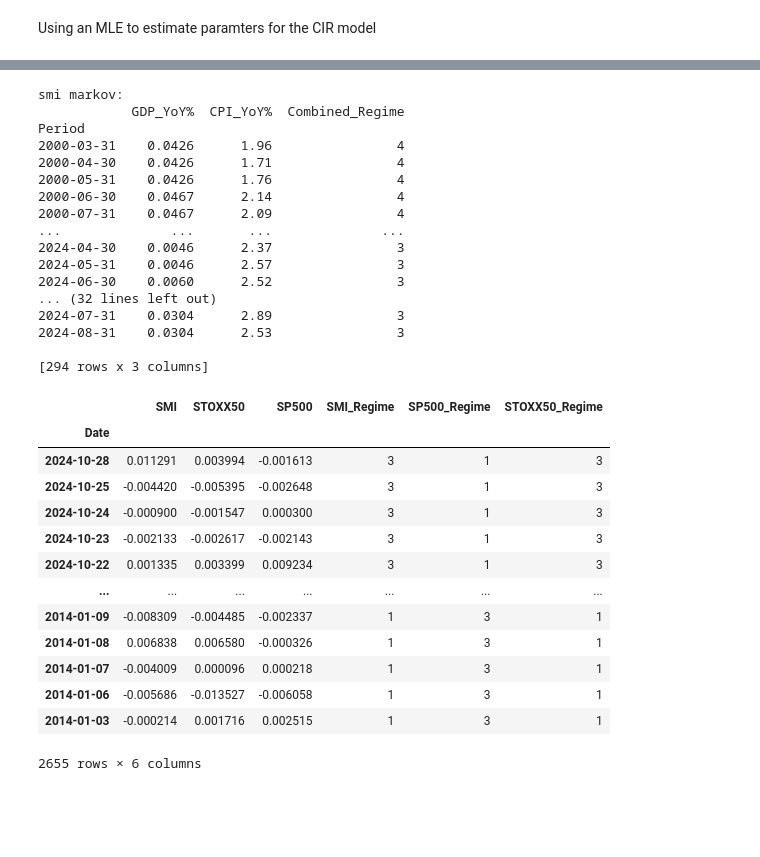
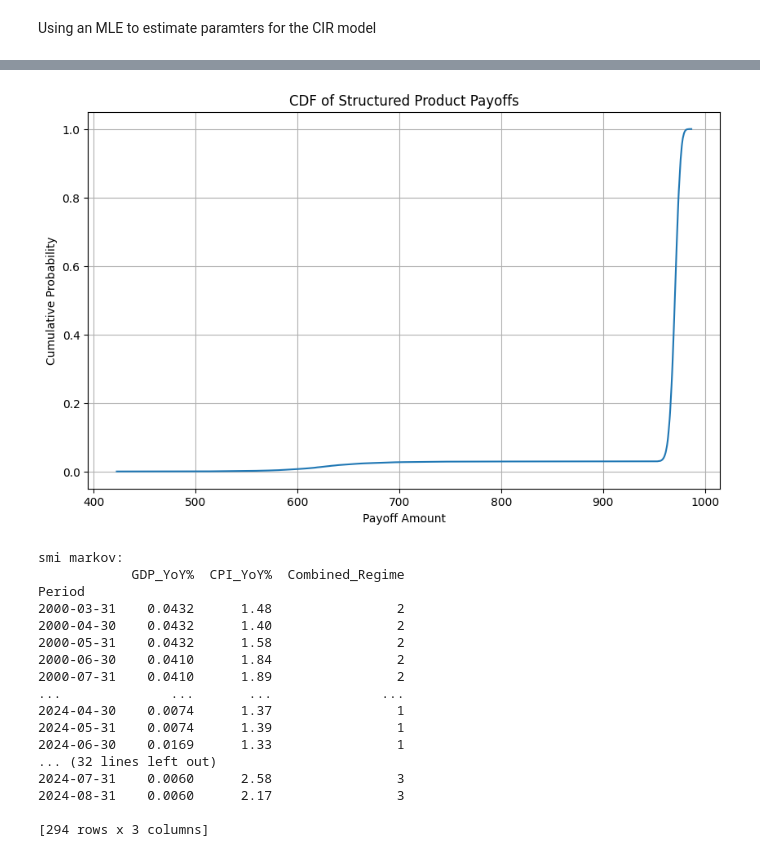
Before and after one commit to lesfgoh/MH4518-Simulation-Techniques, a Jupyter notebook: Code/hd_main_markovCiR.ipynb, the cells around one changed output, grey strips where cells are left out. Saved outputs shown, nothing was run; the diff lists cells and outputs as text; code cells hidden in the pictures; blank space fills up the shorter version.

```diff
--- a/Code/hd_main_markovCiR.ipynb
+++ b/Code/hd_main_markovCiR.ipynb
@@ -303,3 +565,20 @@ plt.show()
+# %%
+# Sort the payoffs
+sorted_payoffs = np.sort(payoffs_array)
+
+# Calculate the cumulative probabilities
+cum_probs = np.linspace(0, 1, len(sorted_payoffs))
+
+# Plot CDF
+plt.figure(figsize=(10, 6))
+plt.plot(sorted_payoffs, cum_probs)
+plt.xlabel('Payoff Amount')
+plt.ylabel('Cumulative Probability')
+plt.title('CDF of Structured Product Payoffs')
+plt.grid(True)
+plt.show()
+# %% [output]
+[figure, added]
 # %%
 import pandas as pd
 
@@ -329,14 +608,14 @@ def load_data(file_path, date_column='Period'):
         print(f"Error: An error occurred while loading {file_path} - {e}")
         return pd.DataFrame()
 
-# Load datasets
-smi_file_path = "../Data CSV/EurozoneMarkov.csv"
+## Load datasets with correct assignments
+smi_file_path = "../Data CSV/SwitzerlandMarkov.csv"
 smi_markov = load_data(smi_file_path)
 
-sp500_file_path = "../Data CSV/SwitzerlandMarkov.csv"
+sp500_file_path = "../Data CSV/USAMarkov.csv"
 sp500_markov = load_data(sp500_file_path)
 
-stoxx50_file_path = "../Data CSV/USAMarkov.csv"
+stoxx50_file_path = "../Data CSV/EurozoneMarkov.csv"
 stoxx50_markov = load_data(stoxx50_file_path)
 
 # Display one of the datasets
@@ -350,18 +629,18 @@ print(stoxx50_markov)
 smi markov:
             GDP_YoY%  CPI_YoY%  Combined_Regime
 Period
-2000-03-31    0.0426      1.96                4
-2000-04-30    0.0426      1.71                4
-2000-05-31    0.0426      1.76                4
-2000-06-30    0.0467      2.14                4
-2000-07-31    0.0467      2.09                4
+2000-03-31    0.0432      1.48                2
+2000-04-30    0.0432      1.40                2
+2000-05-31    0.0432      1.58                2
+2000-06-30    0.0410      1.84                2
+2000-07-31    0.0410      1.89                2
 ...              ...       ...              ...
-2024-04-30    0.0046      2.37                3
-2024-05-31    0.0046      2.57                3
-2024-06-30    0.0060      2.52                3
+2024-04-30    0.0074      1.37                1
+2024-05-31    0.0074      1.39                1
+2024-06-30    0.0169      1.33                1
 ... (32 lines left out)
-2024-07-31    0.0304      2.89                3
-2024-08-31    0.0304      2.53                3
+2024-07-31    0.0060      2.58                3
+2024-08-31    0.0060      2.17                3
 
 [294 rows x 3 columns]
 # %%
@@ -377,20 +656,3 @@ returns['STOXX50_Regime'] = stoxx50_regime_daily
 
 # Drop rows with missing regime data
 returns.dropna(subset=['SMI_Regime', 'SP500_Regime', 'STOXX50_Regime'], inplace=True)
-# %%
-returns
-# %% [output]
-|  | SMI | STOXX50 | SP500 | SMI_Regime | SP500_Regime | STOXX50_Regime |
-| Date |  |  |  |  |  |  |
-| 2024-10-28 | 0.011291 | 0.003994 | -0.001613 | 3 | 1 | 3 |
-| 2024-10-25 | -0.004420 | -0.005395 | -0.002648 | 3 | 1 | 3 |
-| 2024-10-24 | -0.000900 | -0.001547 | 0.000300 | 3 | 1 | 3 |
-| 2024-10-23 | -0.002133 | -0.002617 | -0.002143 | 3 | 1 | 3 |
-| 2024-10-22 | 0.001335 | 0.003399 | 0.009234 | 3 | 1 | 3 |
-| ... | ... | ... | ... | ... | ... | ... |
-| 2014-01-09 | -0.008309 | -0.004485 | -0.002337 | 1 | 3 | 1 |
-| 2014-01-08 | 0.006838 | 0.006580 | -0.000326 | 1 | 3 | 1 |
-| 2014-01-07 | -0.004009 | 0.000096 | 0.000218 | 1 | 3 | 1 |
-| 2014-01-06 | -0.005686 | -0.013527 | -0.006058 | 1 | 3 | 1 |
-| 2014-01-03 | -0.000214 | 0.001716 | 0.002515 | 1 | 3 | 1 |
-2655 rows × 6 columns
```
Also changed, not shown: parts of 29 cells of this notebook, 25 other files.
